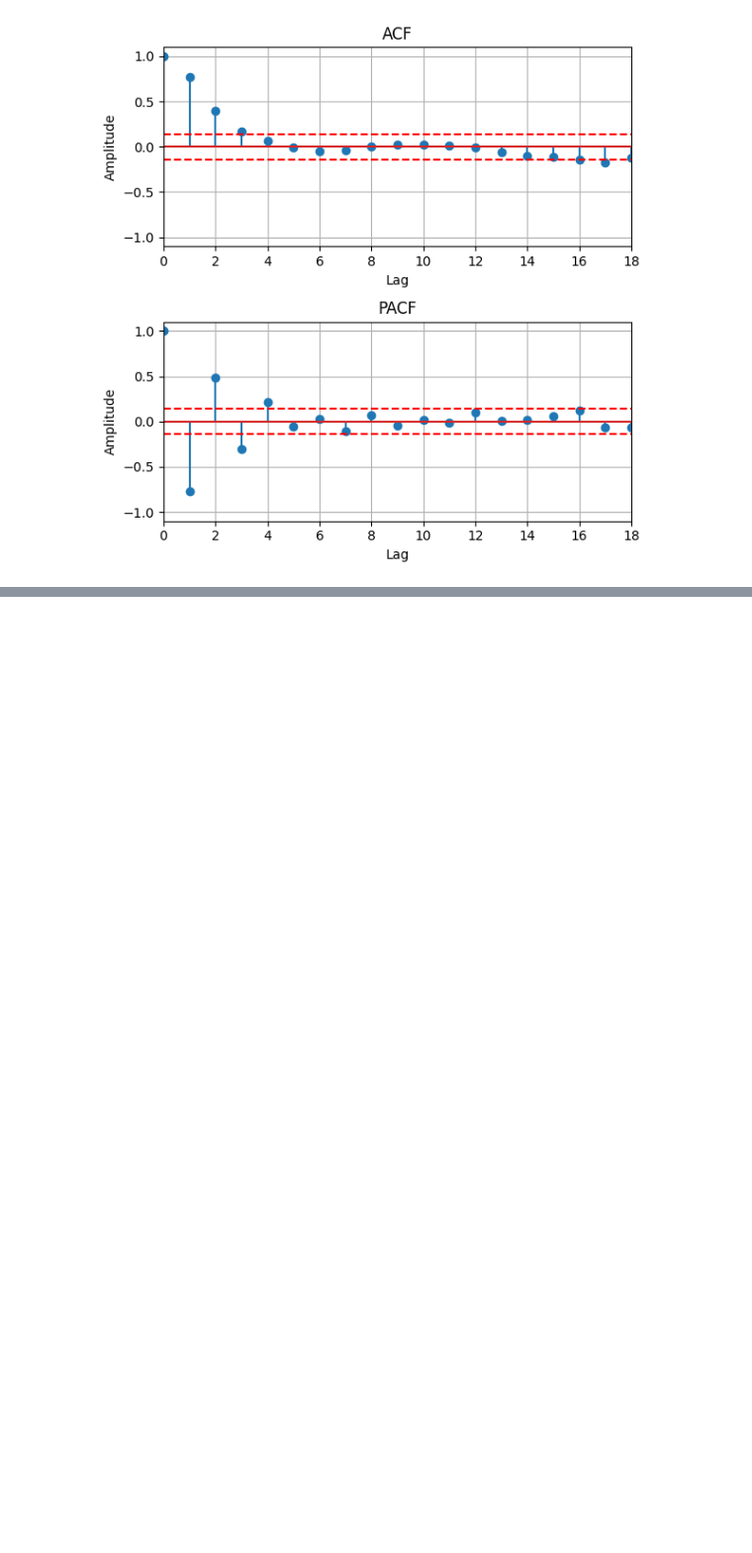
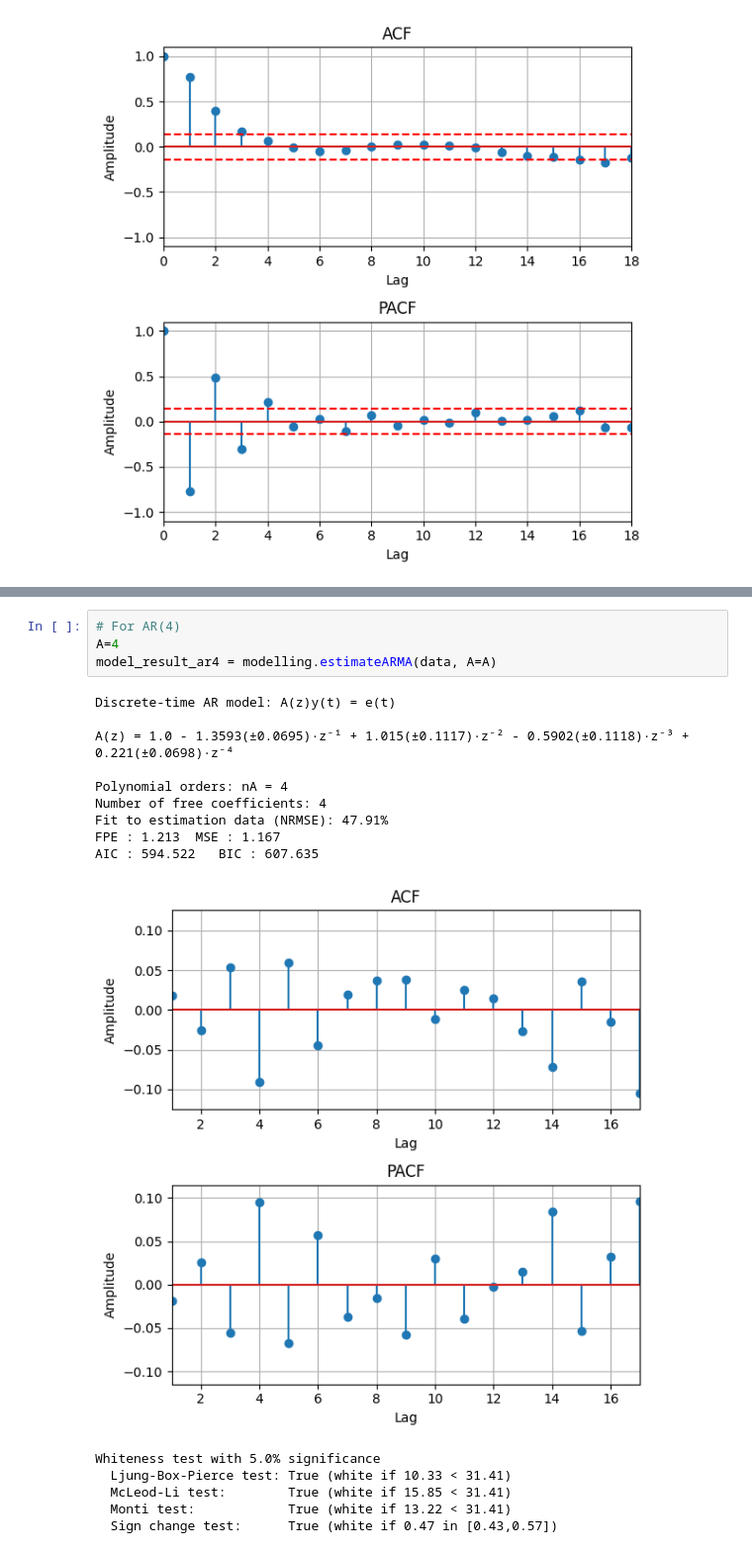
Before and after one commit to atjhin/lund-university, a Jupyter notebook: MASM17/Untitled.ipynb, the cells around one changed output, grey strips where cells are left out. Shown at 99% size. Cells and saved outputs as stored; diff of their text form; blank space fills up the shorter version.

```diff
--- a/MASM17/Untitled.ipynb
+++ b/MASM17/Untitled.ipynb
@@ -193,3 +180,23 @@ Whiteness test with 5.0% significance
   Monti test:            True (white if 22.66 < 31.41)
   Sign change test:      True (white if 0.46 in [0.43,0.57])
 [figure]
+# %%
+# For AR(4)
+A=4
+model_result_ar4 = modelling.estimateARMA(data, A=A)
+# %% [output]
+Discrete-time AR model: A(z)y(t) = e(t)
+
+A(z) = 1.0 - 1.3593(±0.0695)·z⁻¹ + 1.015(±0.1117)·z⁻² - 0.5902(±0.1118)·z⁻³ + 0.221(±0.0698)·z⁻⁴
+
+Polynomial orders: nA = 4
+Number of free coefficients: 4
+Fit to estimation data (NRMSE): 47.91%
+FPE : 1.213  MSE : 1.167
+AIC : 594.522   BIC : 607.635
+[figure, added]
+Whiteness test with 5.0% significance
+  Ljung-Box-Pierce test: True (white if 10.33 < 31.41)
+  McLeod-Li test:        True (white if 15.85 < 31.41)
+  Monti test:            True (white if 13.22 < 31.41)
+  Sign change test:      True (white if 0.47 in [0.43,0.57])
```
Also changed, not shown: parts of 21 cells of this notebook, 1 other file.
